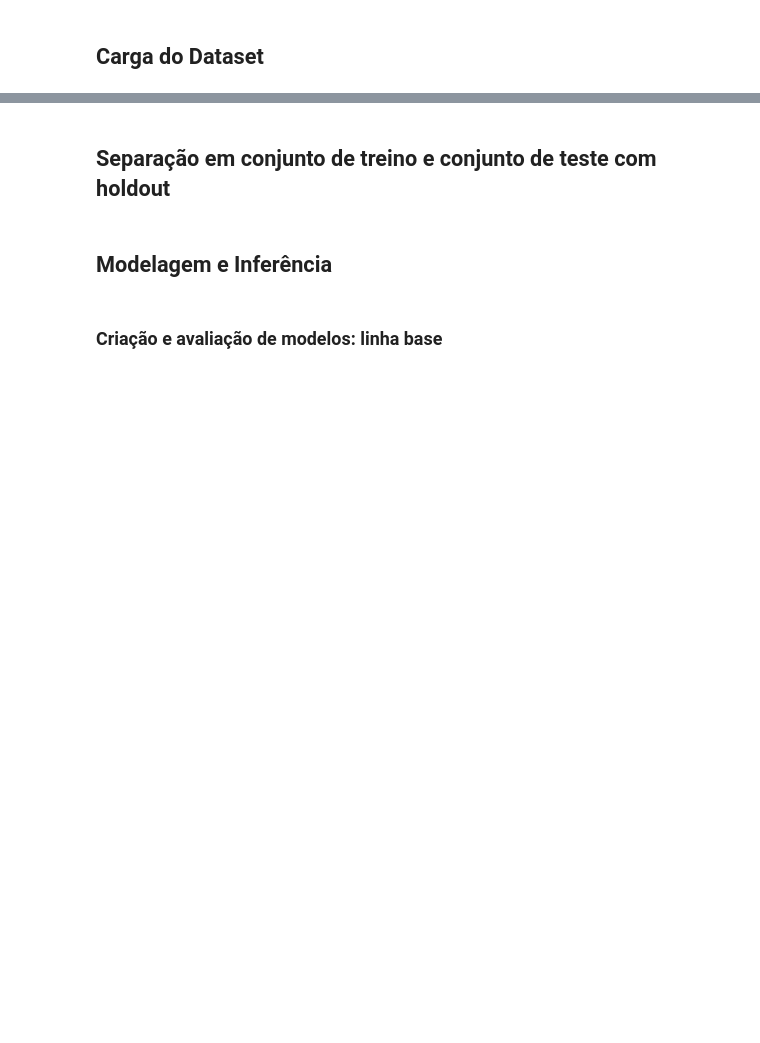
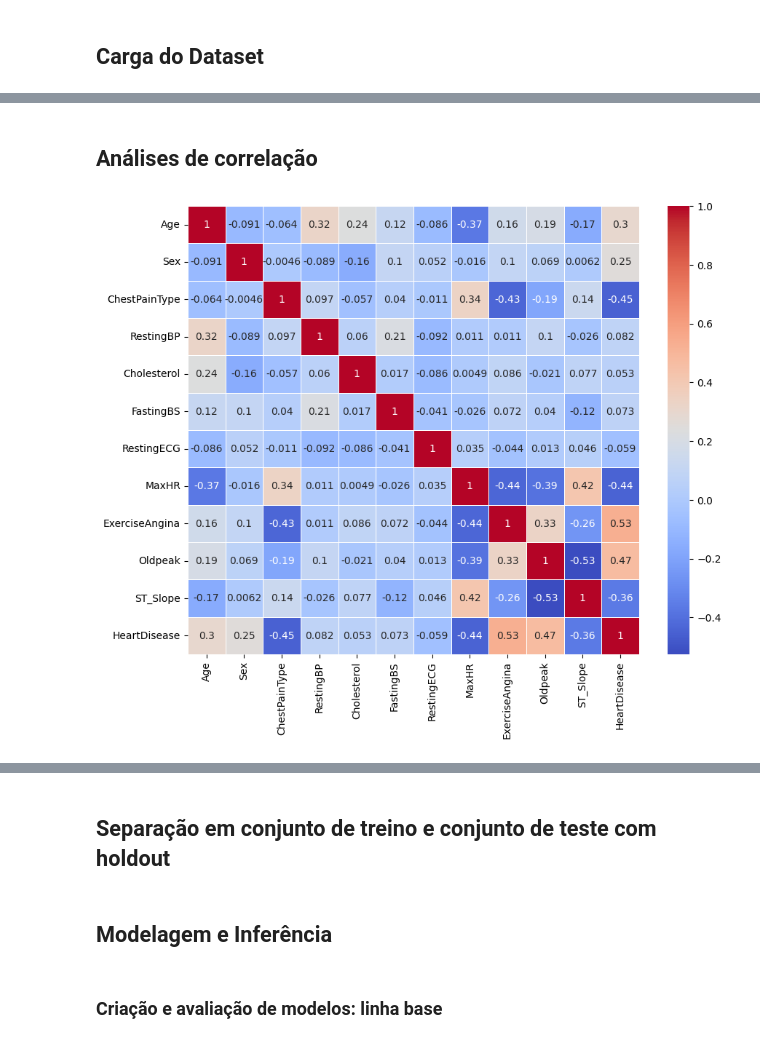
Before and after one commit to gutakeda/mvp-machine-learning-backend, a Jupyter notebook: machine-learning/notebooks/Heart_Disease_Classification.ipynb, the cells around one changed output, grey strips where cells are left out. Saved outputs shown, nothing was run; the diff lists cells and outputs as text; code cells hidden in the pictures; blank space fills up the shorter version.

```diff
--- a/machine-learning/notebooks/Heart_Disease_Classification.ipynb
+++ b/machine-learning/notebooks/Heart_Disease_Classification.ipynb
@@ -62,0 +102,16 @@ with open('mapping.json', 'w') as f:
+# %% [markdown]
+## Análises de correlação
+# %%
+# Calcula a matriz de correlação
+corr = dataset.corr()
+
+# Configura o tamanho do gráfico
+plt.figure(figsize=(10, 8))
+
+# Gera o heatmap
+sns.heatmap(corr, annot=True, cmap='coolwarm', linewidths=0.5)
+
+# Exibe o gráfico
+plt.show()
+# %% [output]
+[figure, added]
```
Also changed, not shown: parts of 22 cells of this notebook, 20 other files.
